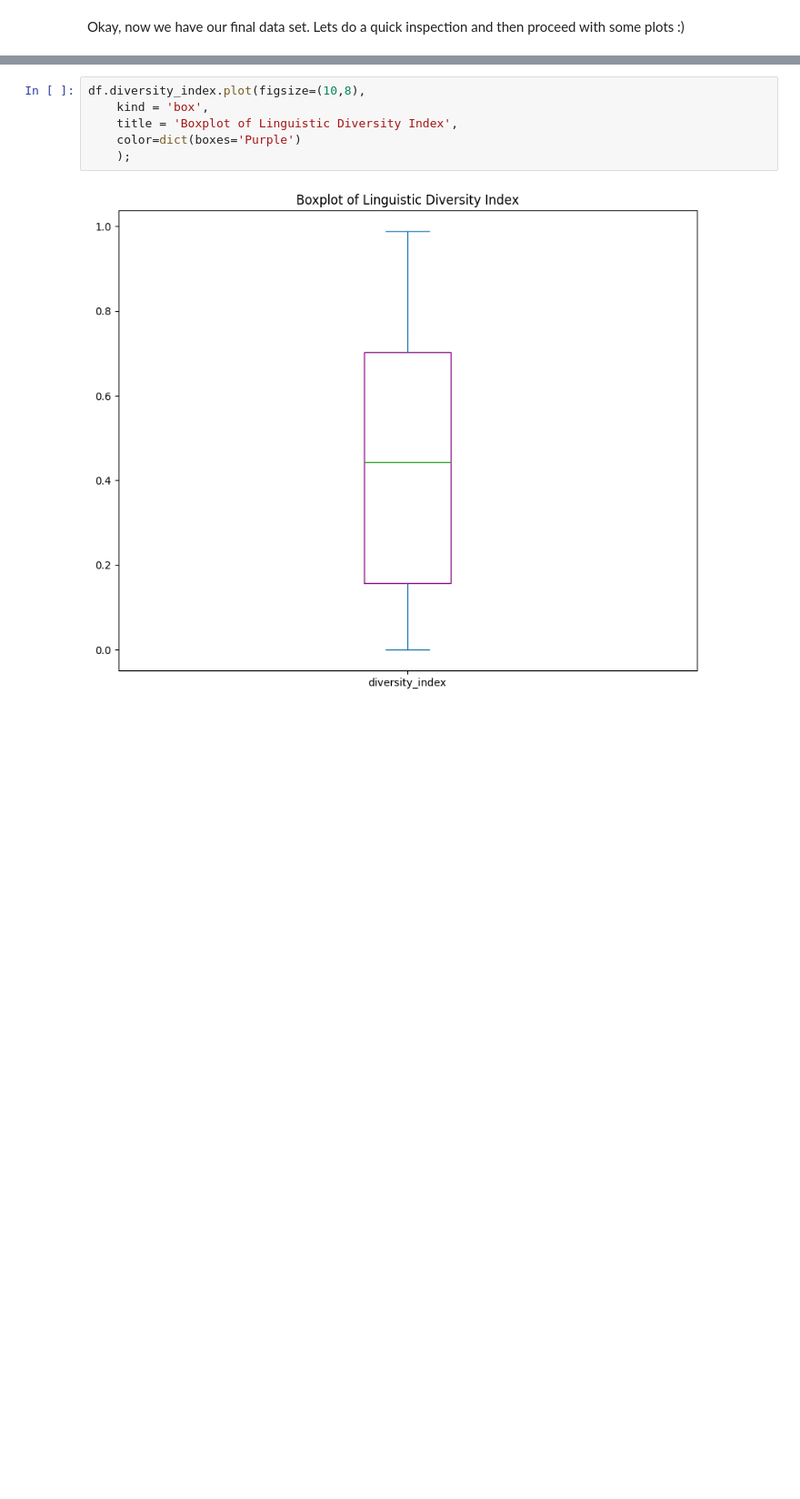
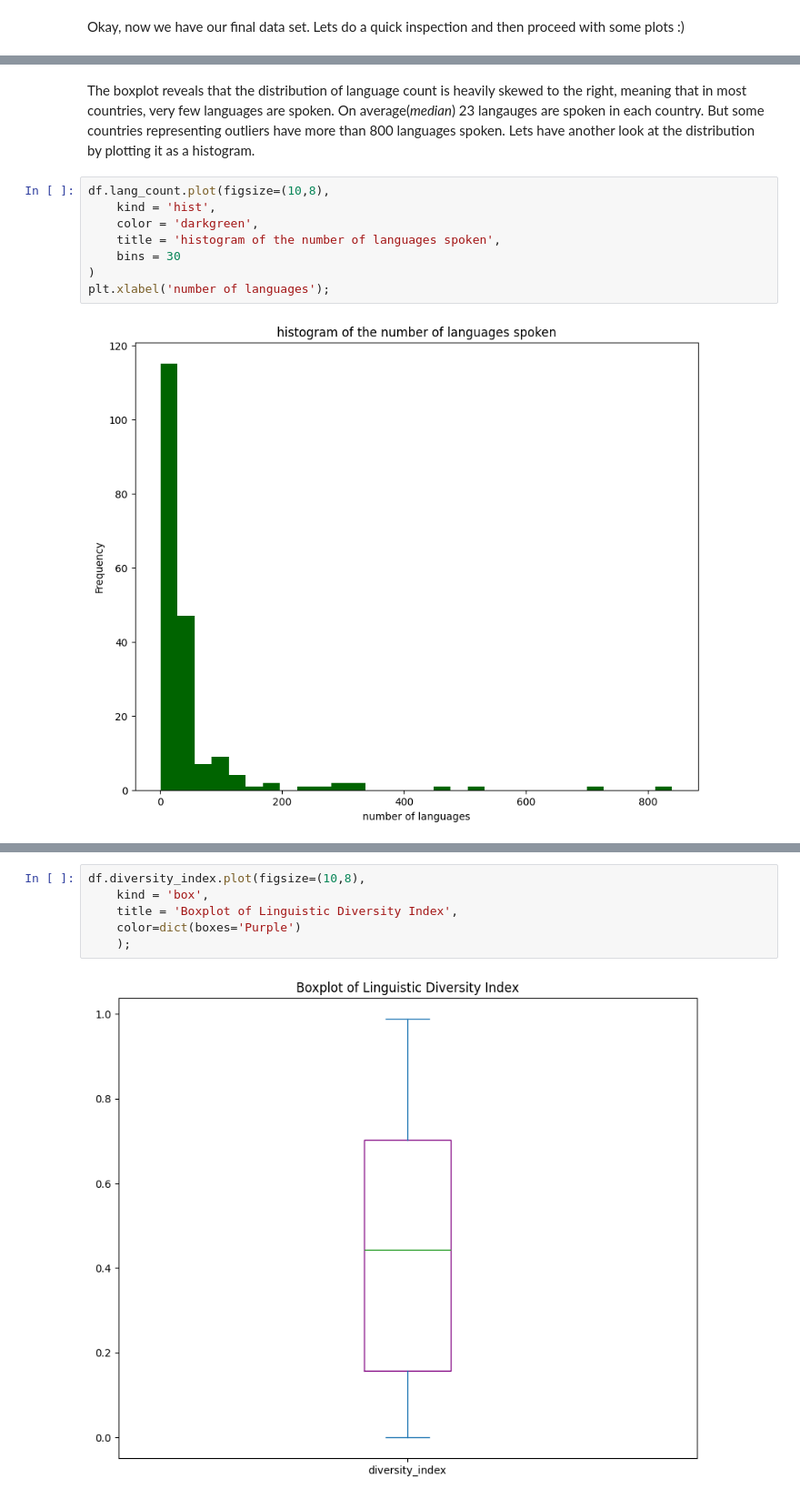
Before and after one commit to Eszettfors/CapstoneProject-DH-W2023-Essfors_Hannes, a Jupyter notebook: Assignment_1.ipynb, the cells around one changed output, grey strips where cells are left out. Shown at 91% size. Saved outputs shown, nothing was run; the diff lists cells and outputs as text; blank space fills up the shorter version.

```diff
--- a/Assignment_1.ipynb
+++ b/Assignment_1.ipynb
@@ -345,0 +358,12 @@ df.lang_count.plot(figsize = (10,8)),
+# %% [markdown]
+The boxplot reveals that the distribution of language count is heavily skewed to the right, meaning that in most countries, very few languages are spoken. On average(*median*) 23 langauges are spoken in each country. But some countries representing outliers have more than 800 languages spoken. Lets have another look at the distribution by plotting it as a histogram.
+# %%
+df.lang_count.plot(figsize=(10,8),
+    kind = 'hist',
+    color = 'darkgreen',
+    title = 'histogram of the number of languages spoken',
+    bins = 30
+)
+plt.xlabel('number of languages');
+# %% [output]
+[figure, added]
```
Also changed, not shown: parts of 31 cells of this notebook.
